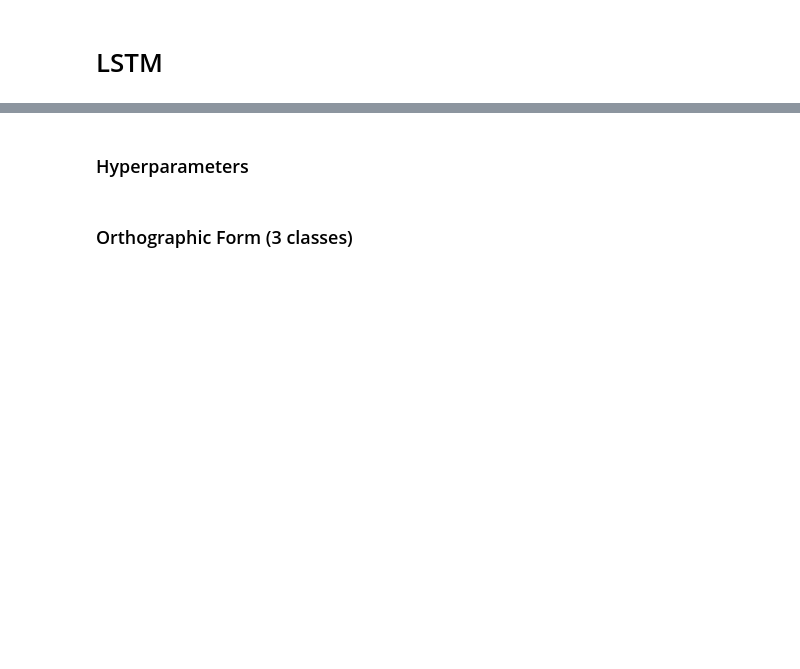
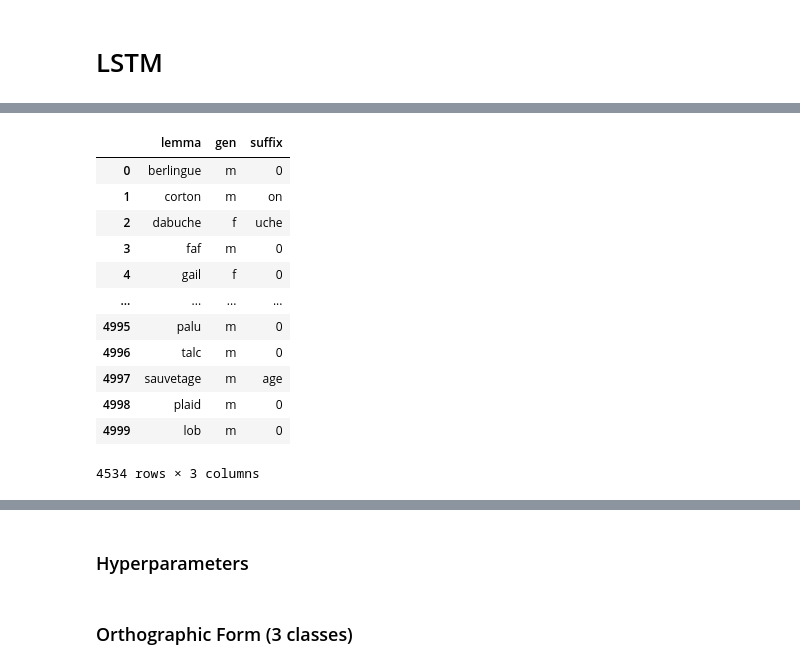
Before and after one commit to obonami/gender_prediction, a Jupyter notebook: src/main.ipynb, the cells around one changed output, grey strips where cells are left out. Cells and saved outputs as stored; diff of their text form; code cells hidden in the pictures; blank space fills up the shorter version.

```diff
--- a/src/main.ipynb
+++ b/src/main.ipynb
@@ -40,0 +40,18 @@ phonetic_data_2gen = df[df['gender'] != 'b'][['phonetic transcription', 'gender'
+# %%
+echantinom = pd.read_csv('../data/Echantinom-full-20210902.csv')
+test = echantinom[~echantinom['lemma'].isin(nlexique[nlexique['gen'] == 'b']['lexeme'])][['lemma', 'gen', 'suffix']]
+test
+# %% [output]
+|  | lemma | gen | suffix |
+| 0 | berlingue | m | 0 |
+| 1 | corton | m | on |
+| 2 | dabuche | f | uche |
+| 3 | faf | m | 0 |
+| 4 | gail | f | 0 |
+| ... | ... | ... | ... |
+| 4995 | palu | m | 0 |
+| 4996 | talc | m | 0 |
+| 4997 | sauvetage | m | age |
+| 4998 | plaid | m | 0 |
+| 4999 | lob | m | 0 |
+4534 rows × 3 columns
```
Also changed, not shown: parts of 10 cells of this notebook, 5 other files.
